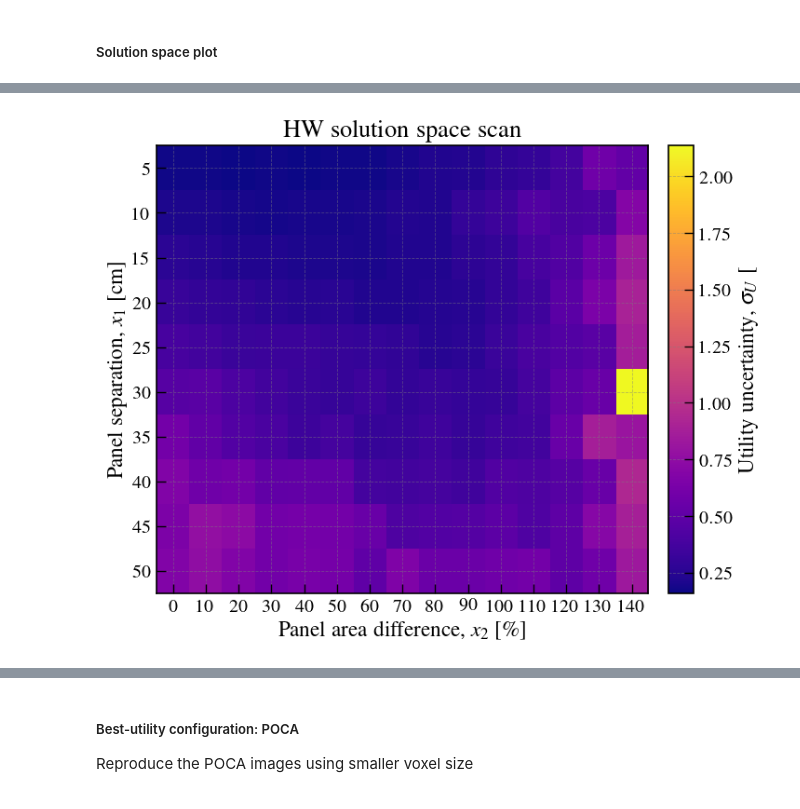
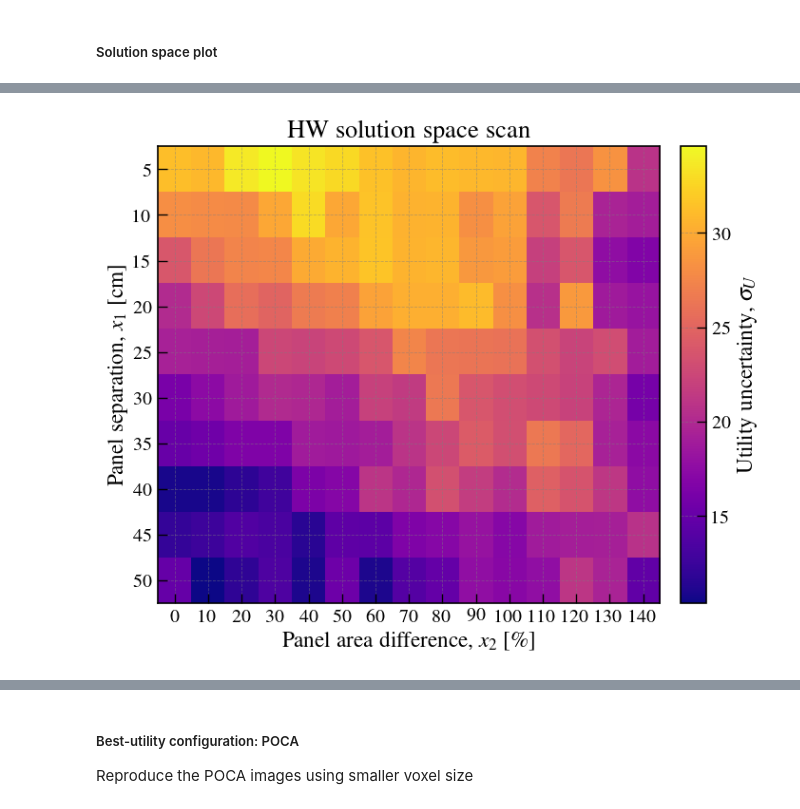
Before and after one commit to MaximeLagrange/muograph, a Jupyter notebook: Analysis.ipynb, the cells around one changed output, grey strips where cells are left out. Saved outputs shown, nothing was run; the diff lists cells and outputs as text; code cells hidden in the pictures.

```diff
--- a/Analysis.ipynb
+++ b/Analysis.ipynb
@@ -2575,7 +2580,8 @@ plt.show()
 # %%
 # PAPER PLOT
 
-U_np = np.array(Sigmas)/U
+# U_np = np.array(Sigmas)/U # [%]
+U_np = np.array(Sigmas)
 ny, nx = U_np.shape
 
 x_vals = np.array(p4) * 100     # [%]
@@ -2606,36 +2612,36 @@ im = ax.imshow(
 
 # --- colors ---
 im.set_cmap("plasma")    # por ejemplo: "plasma", "inferno", "magma", "cividis"
 
 # --- colorbar ---
 fig.colorbar(im, cax=cax)
 
 # --- ticks centrados en píxeles ---
 dx = (xmax - xmin) / nx
 dy = (ymax - ymin) / ny
 
 x_centers = xmin + (np.arange(nx) + 0.5) * dx
 y_centers = ymin + (np.arange(ny) + 0.5) * dy
 
 ax.set_xticks(x_centers)
 ax.set_yticks(y_centers)
 
 ax.set_xticklabels(x_vals.astype(int))
 ax.set_yticklabels(y_vals.astype(int))
 
 # --- labels ---
 ax.set_xlabel(r"Panel area difference, $x_2$ [$\%$]")
 ax.set_ylabel(r"Panel separation, $x_1$ [cm]")
 ax.set_title("HW solution space scan")
-fig.colorbar(im, cax=cax).set_label(r"Utility uncertainty, $\sigma_U$ [%]")
+fig.colorbar(im, cax=cax).set_label(r"Utility uncertainty, $\sigma_U$")
 
 # --- final centering ---
 ax.set_anchor("C")
 
-plt.savefig(resolution + "_Scan_Sequential_HW.png", dpi=300, bbox_inches="tight")
+plt.savefig(resolution + "_Scan_Sequential_HW_Uncertainty.png", dpi=300, bbox_inches="tight")
 plt.show()
 # %% [output]
-[figure, old version]
+[figure, new version]
 # %%
 from scipy.interpolate import RegularGridInterpolator
 
```
Also changed, not shown: parts of 35 cells of this notebook.
